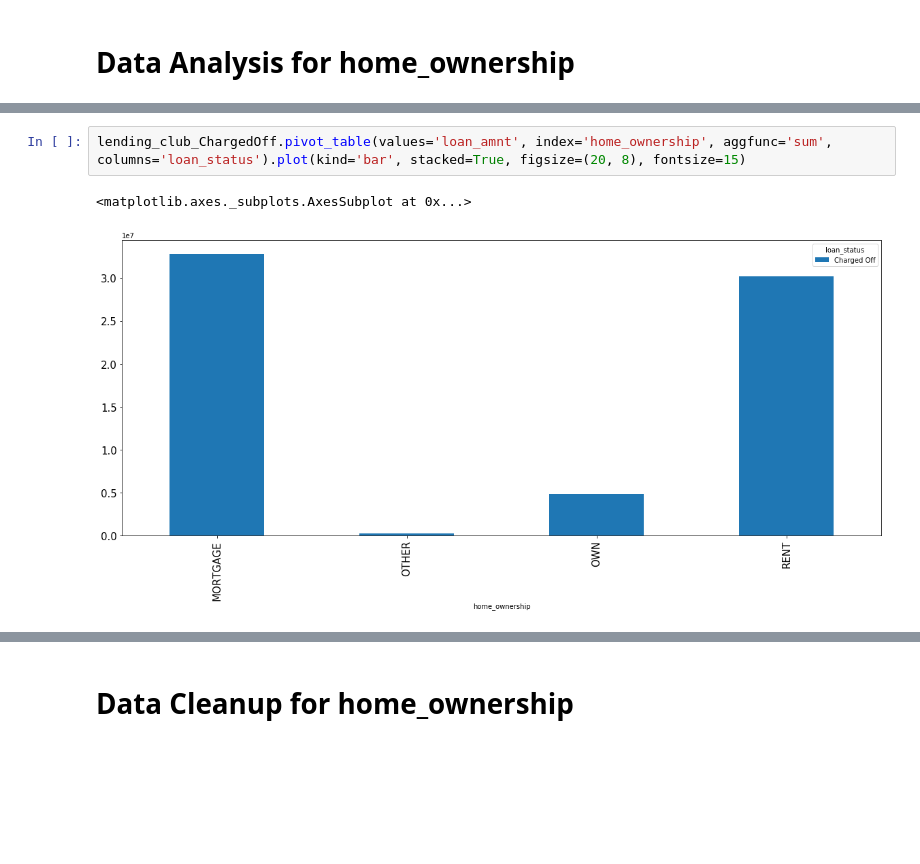
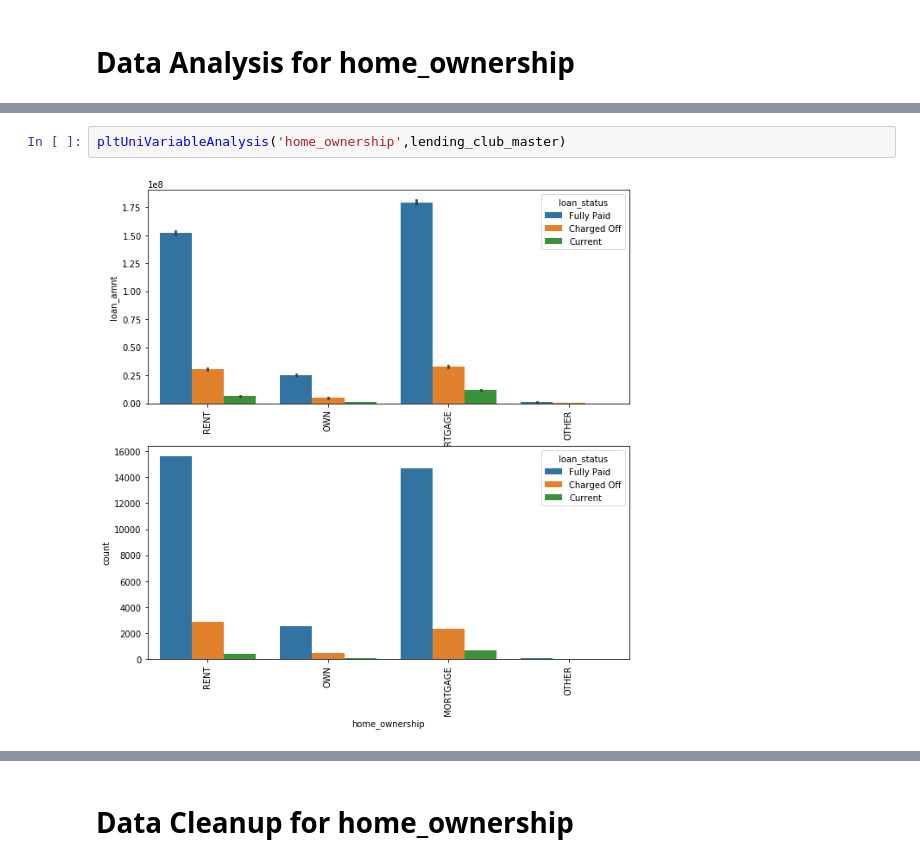
Before and after one commit to amirivija/EDA, a Jupyter notebook: group_assignment.ipynb, the cells around one changed output, grey strips where cells are left out. Saved outputs shown, nothing was run; the diff lists cells and outputs as text; blank space fills up the shorter version.

```diff
--- a/group_assignment.ipynb
+++ b/group_assignment.ipynb
@@ -395,5 +405,4 @@ lending_club.pivot_table(values='loan_amnt', index='home_ownership', aggfunc='su
-# %%
-lending_club_ChargedOff.pivot_table(values='loan_amnt', index='home_ownership', aggfunc='sum', columns='loan_status').plot(kind='bar', stacked=True, figsize=(20, 8), fontsize=15)
-# %% [output]
-<matplotlib.axes._subplots.AxesSubplot at 0x...>
-[figure, removed]
+# %%
+pltUniVariableAnalysis('home_ownership',lending_club_master)
+# %% [output]
+[figure, added]
```
Also changed, not shown: parts of 35 cells of this notebook.
